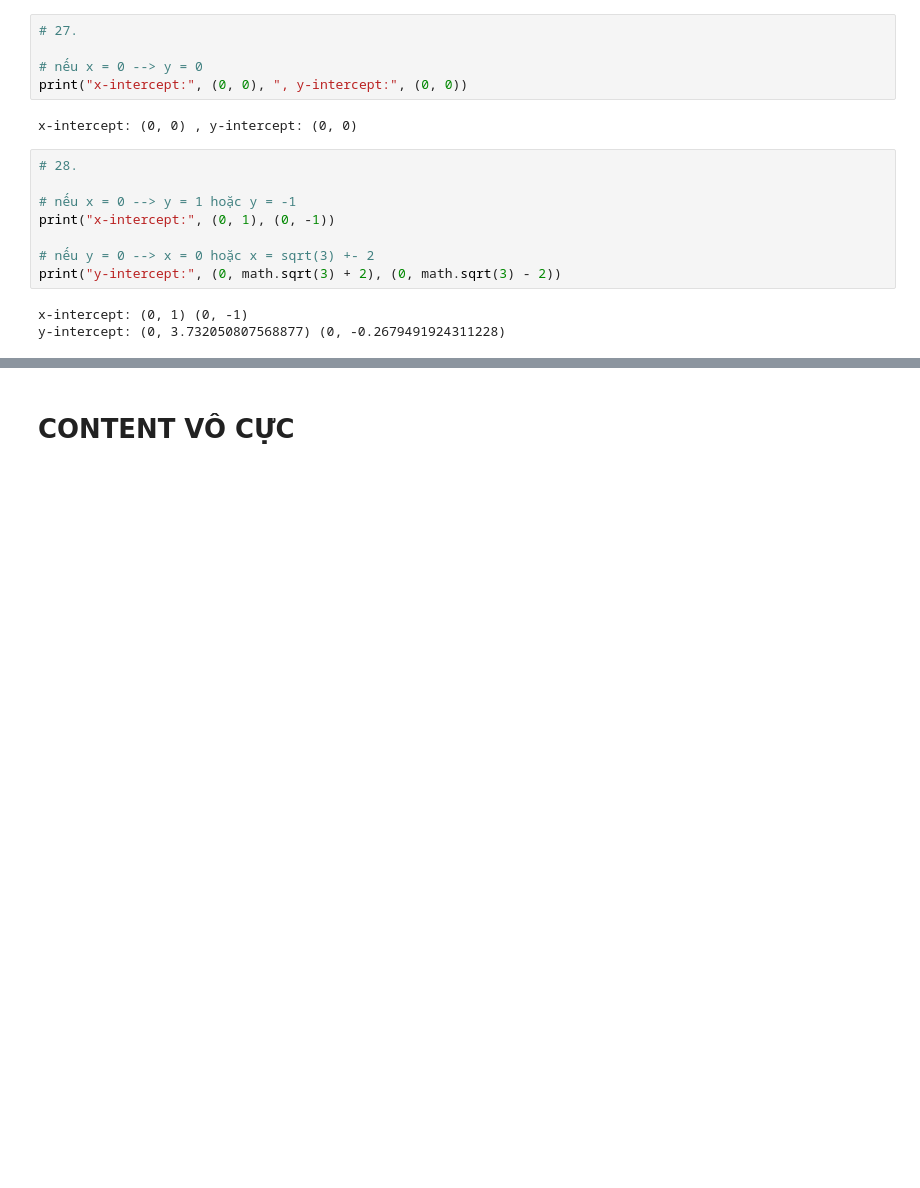
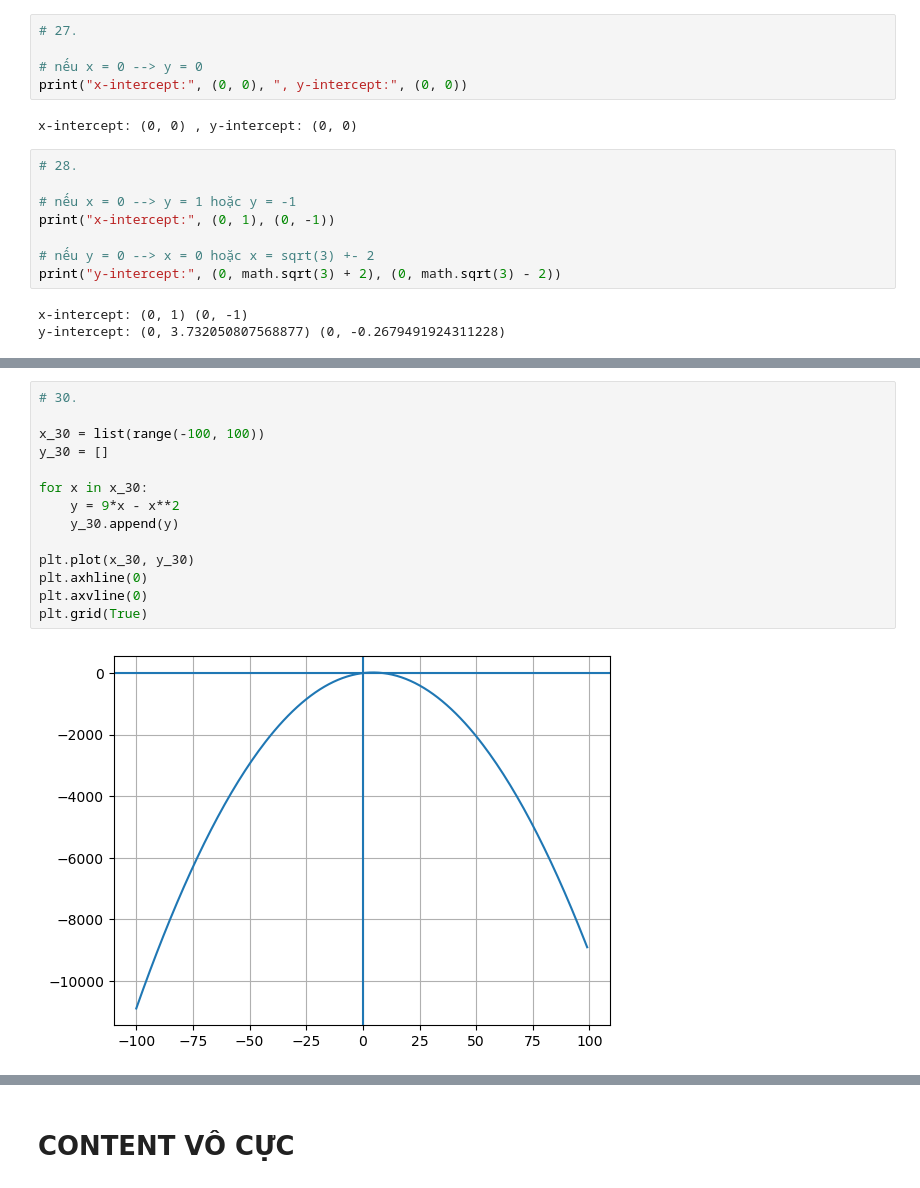
Before and after one commit to daycuachuoithucan/Project-1---Calculus, a Jupyter notebook: Calculus.ipynb, the cells around one changed output, grey strips where cells are left out. Saved outputs shown, nothing was run; the diff lists cells and outputs as text; blank space fills up the shorter version.

```diff
--- a/Calculus.ipynb
+++ b/Calculus.ipynb
@@ -427,0 +441,16 @@ x_29 = list(range(-100, 100))
+# %%
+# 30.
+
+x_30 = list(range(-100, 100))
+y_30 = []
+
+for x in x_30:
+    y = 9*x - x**2
+    y_30.append(y)
+
+plt.plot(x_30, y_30)
+plt.axhline(0)
+plt.axvline(0)
+plt.grid(True)
+# %% [output]
+[figure, added]
```
Also changed, not shown: parts of 34 cells of this notebook.
